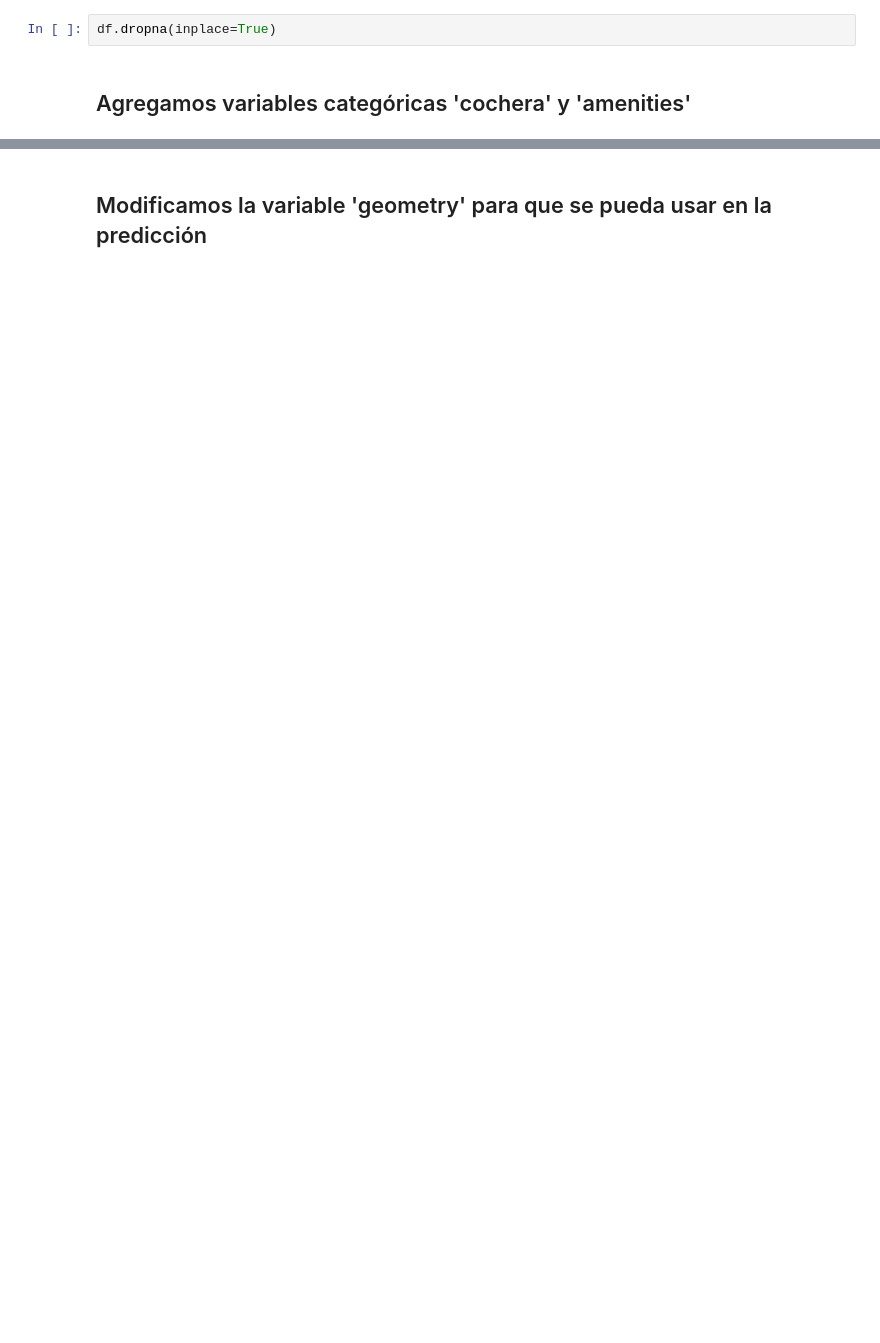
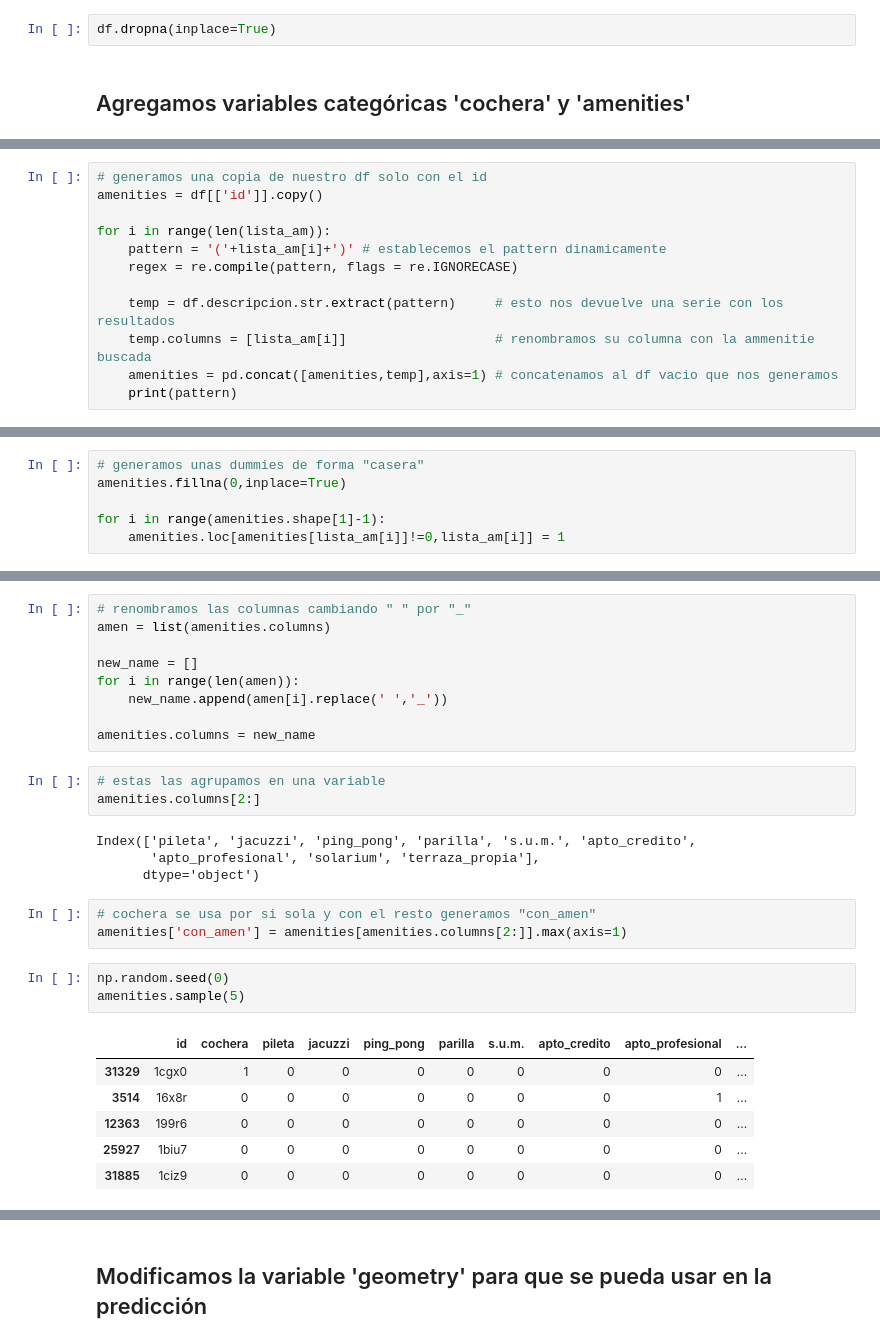
Before and after one commit to MarianoMiliozzi/Desafio-1---DH, a Jupyter notebook: G1 - Desafío 2 .ipynb, the cells around one changed output, grey strips where cells are left out. Drawn from its saved outputs; the diff is of its cells as text; blank space fills up the shorter version.

```diff
--- a/G1 - Desafío 2 .ipynb
+++ b/G1 - Desafío 2 .ipynb
@@ -317,0 +348,12 @@ df.dropna(inplace=True)
+# %%
+# generamos una copia de nuestro df solo con el id
+amenities = df[['id']].copy()
+
+for i in range(len(lista_am)):
+    pattern = '('+lista_am[i]+')' # establecemos el pattern dinamicamente
+    regex = re.compile(pattern, flags = re.IGNORECASE)
+
+    temp = df.descripcion.str.extract(pattern)     # esto nos devuelve una serie con los resultados
+    temp.columns = [lista_am[i]]                   # renombramos su columna con la ammenitie buscada
+    amenities = pd.concat([amenities,temp],axis=1) # concatenamos al df vacio que nos generamos
+    print(pattern)
@@ -317,0 +380,6 @@ df.dropna(inplace=True)
+# %%
+# generamos unas dummies de forma "casera"
+amenities.fillna(0,inplace=True)
+
+for i in range(amenities.shape[1]-1):
+    amenities.loc[amenities[lista_am[i]]!=0,lista_am[i]] = 1
@@ -317,0 +404,29 @@ df.dropna(inplace=True)
+# %%
+# renombramos las columnas cambiando " " por "_"
+amen = list(amenities.columns)
+
+new_name = []
+for i in range(len(amen)):
+    new_name.append(amen[i].replace(' ','_'))
+
+amenities.columns = new_name
+# %%
+# estas las agrupamos en una variable
+amenities.columns[2:]
+# %% [output]
+Index(['pileta', 'jacuzzi', 'ping_pong', 'parilla', 's.u.m.', 'apto_credito',
+       'apto_profesional', 'solarium', 'terraza_propia'],
+      dtype='object')
+# %%
+# cochera se usa por si sola y con el resto generamos "con_amen"
+amenities['con_amen'] = amenities[amenities.columns[2:]].max(axis=1)
+# %%
+np.random.seed(0)
+amenities.sample(5)
+# %% [output]
+|  | id | cochera | pileta | jacuzzi | ping_pong | parilla | s.u.m. | apto_credito | apto_profesional | ... |
+| 31329 | 1cgx0 | 1 | 0 | 0 | 0 | 0 | 0 | 0 | 0 | ... |
+| 3514 | 16x8r | 0 | 0 | 0 | 0 | 0 | 0 | 0 | 1 | ... |
+| 12363 | 199r6 | 0 | 0 | 0 | 0 | 0 | 0 | 0 | 0 | ... |
+| 25927 | 1biu7 | 0 | 0 | 0 | 0 | 0 | 0 | 0 | 0 | ... |
+| 31885 | 1ciz9 | 0 | 0 | 0 | 0 | 0 | 0 | 0 | 0 | ... |
```
Also changed, not shown: parts of 68 cells of this notebook, 1 other file.
